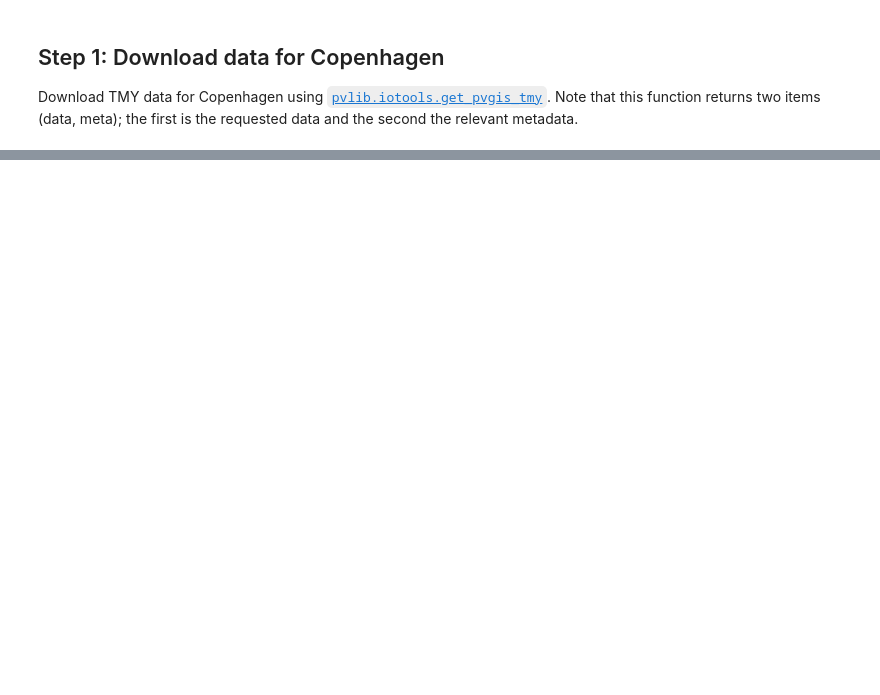
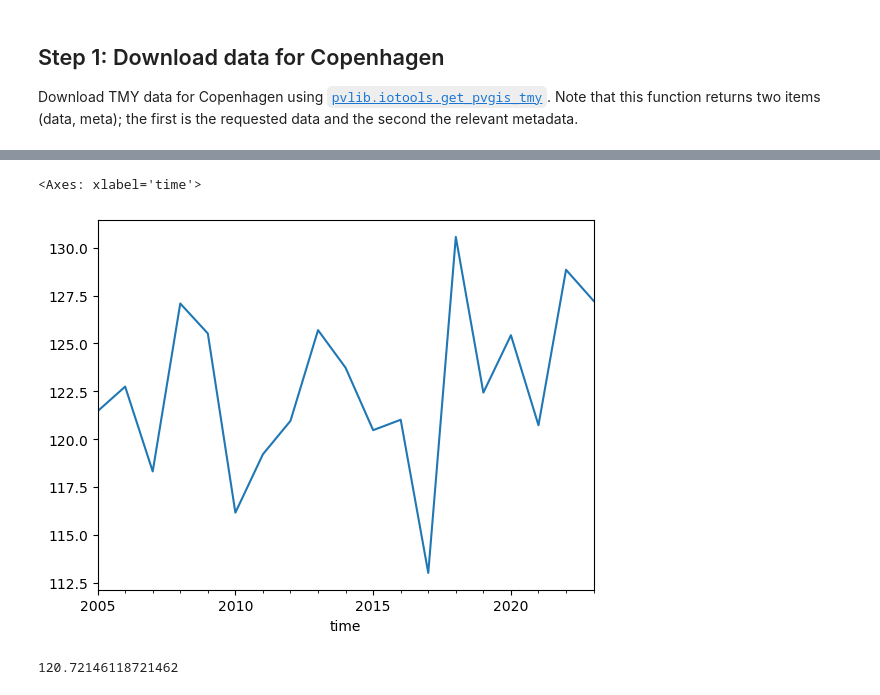
Before and after one commit to AdamRJensen/solar-resource-course, a Jupyter notebook: temporal_variability.ipynb, the cells around one changed output, grey strips where cells are left out. Cells and saved outputs as stored; diff of their text form; code cells hidden in the pictures; blank space fills up the shorter version.

```diff
--- a/temporal_variability.ipynb
+++ b/temporal_variability.ipynb
@@ -104,0 +41,17 @@ data
+# %%
+hourly, meta = pvlib.iotools.get_pvgis_hourly(latitude = latitude,
+                                          longitude = longitude,
+                                          start = 2005,
+                                          end = 2023,
+                                          surface_tilt = 0)
+
+hourly['ghi'] = hourly['poa_direct'] + hourly['poa_sky_diffuse']
+# %%
+hourly['ghi'].resample('YE').mean().plot()
+# %% [output]
+<Axes: xlabel='time'>
+[figure, added]
+# %%
+tmy['ghi'].mean()
+# %% [output]
+120.72146118721462
```
Also changed, not shown: parts of 10 cells of this notebook.
